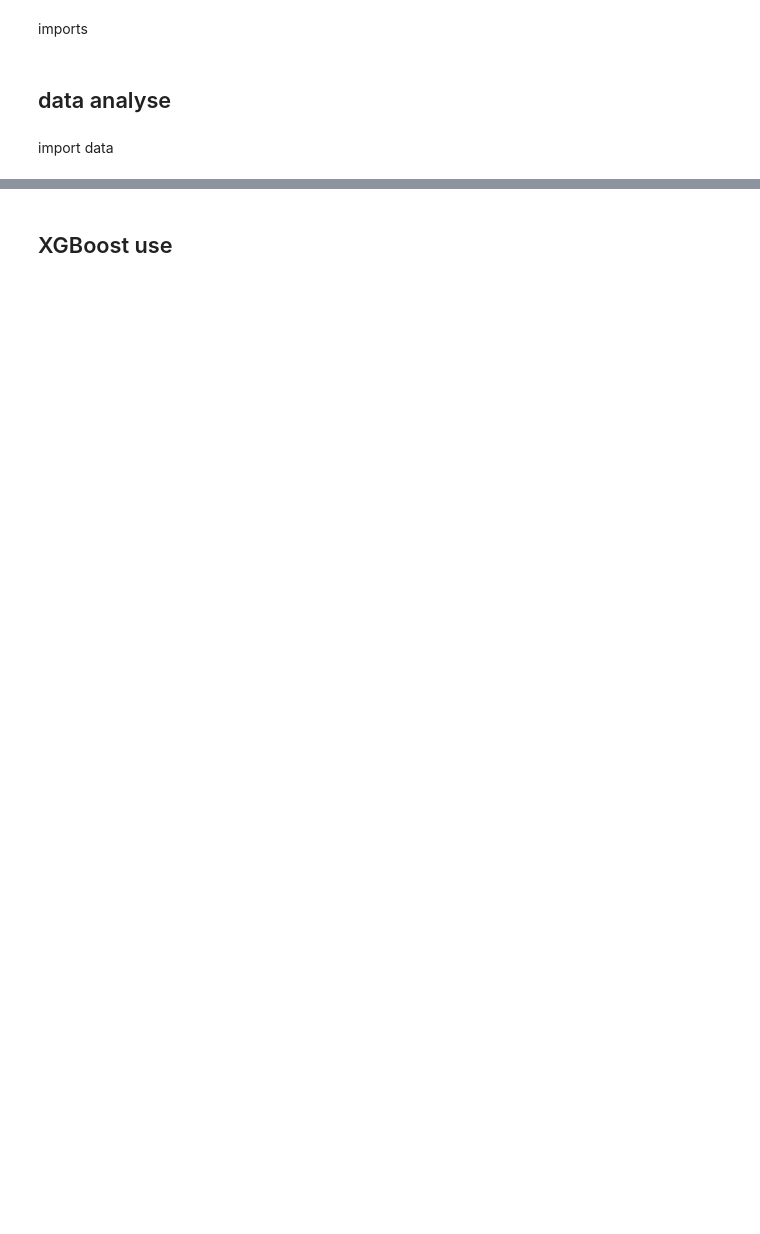
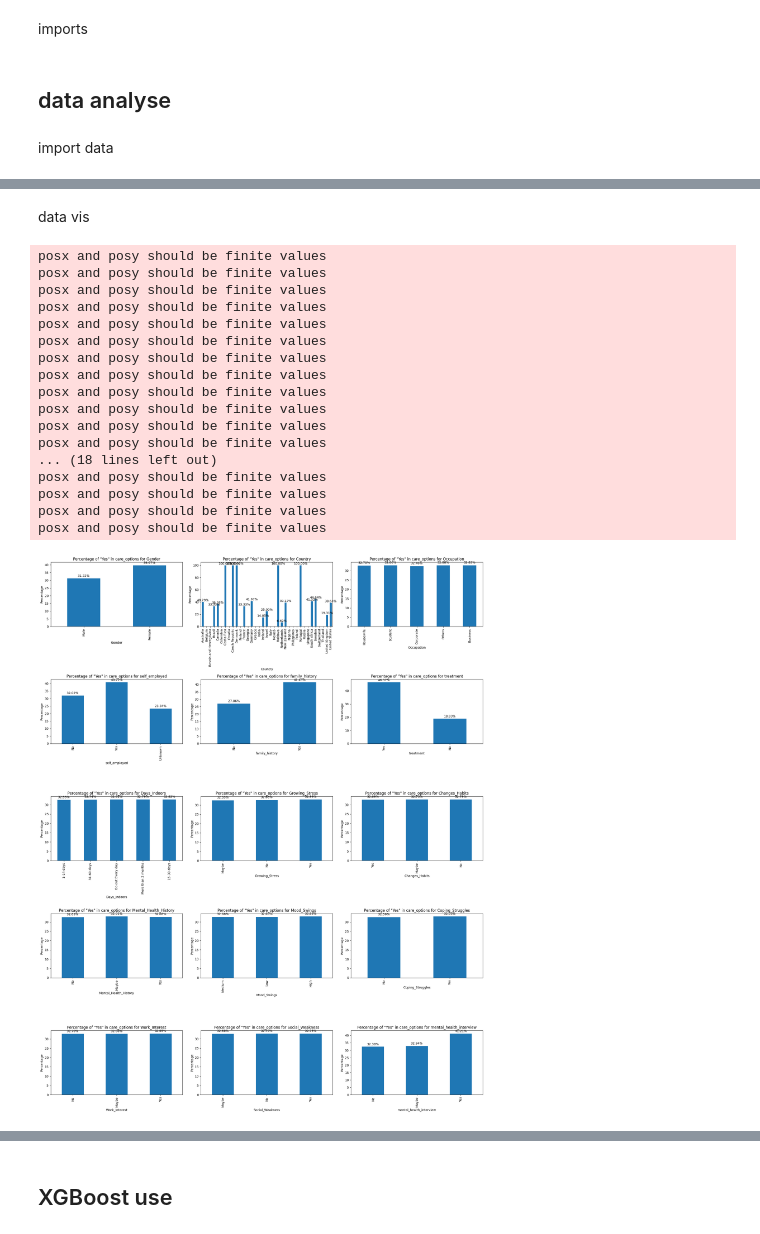
Before and after one commit to SytHamMer/Advanced_Methods_In_Data_Analysis_XGBoost, a Jupyter notebook: mental_health.ipynb, the cells around one changed output, grey strips where cells are left out. Cells and saved outputs as stored; diff of their text form; code cells hidden in the pictures; blank space fills up the shorter version.

```diff
--- a/mental_health.ipynb
+++ b/mental_health.ipynb
@@ -10,5 +13,8 @@ import XGBoost_setup as xgb
 import data
 # %%
 df = pd.read_csv("data/classification/Mental Health Dataset.csv")
-df.head()
+df = df.drop("Timestamp", axis=1)
+df.describe().T
+#self_employed missing values
+df["self_employed"].fillna("Unknown", inplace=True)
 # %% [output]
@@ -20,0 +27,64 @@ df.head()
+# %% [markdown]
+data vis
+# %%
+#plot hist 2D of all features frequency
+df_yes = df[df['care_options'] == 'Yes']
+
+# Determine the number of columns to plot
+num_columns = len(df.columns) - 1  # Exclude 'care_options'
+num_rows = (num_columns + 2) // 3  # Adjust the number of rows based on the number of columns
+
+fig, axes = plt.subplots(num_rows, 3, figsize=(20, num_rows * 5))
+axes = axes.flatten()
+
+for i, column in enumerate(df.columns):
+    if column != 'care_options':
+        ax = axes[i]
+        if df[column].dtype == 'object':
+            total_counts = df[column].value_counts()
+            yes_counts = df_yes[column].value_counts()
+            percentage_yes = (yes_counts / total_counts) * 100
+            percentage_yes.plot(kind='bar', ax=ax)
+            ax.set_title(f'Percentage of "Yes" in care_options for {column}')
+            ax.set_xlabel(column)
+            ax.set_ylabel('Percentage')
+            for j, v in enumerate(percentage_yes):
+                ax.text(j, v + 1, f"{v:.2f}%", ha='center')
+        else:
+            # For numerical columns, you might want to bin the data first
+            df['binned'] = pd.cut(df[column], bins=10)
+            total_counts = df['binned'].value_counts()
+            yes_counts = df_yes['binned'].value_counts()
+            percentage_yes = (yes_counts / total_counts) * 100
+            percentage_yes.plot(kind='bar', ax=ax)
+            ax.set_title(f'Percentage of "Yes" in care_options for {column}')
+            ax.set_xlabel(column)
+            ax.set_ylabel('Percentage')
+            for j, v in enumerate(percentage_yes):
+                ax.text(j, v + 1, f"{v:.2f}%", ha='center')
+
+# Remove any unused subplots
+for j in range(i + 1, len(axes)):
+    fig.delaxes(axes[j])
+
+plt.tight_layout()
+plt.show()
+# %% [output]
+posx and posy should be finite values
+posx and posy should be finite values
+posx and posy should be finite values
+posx and posy should be finite values
+posx and posy should be finite values
+posx and posy should be finite values
+posx and posy should be finite values
+posx and posy should be finite values
+posx and posy should be finite values
+posx and posy should be finite values
+posx and posy should be finite values
+posx and posy should be finite values
+... (18 lines left out)
+posx and posy should be finite values
+posx and posy should be finite values
+posx and posy should be finite values
+posx and posy should be finite values
+[figure, added]
```
Also changed, not shown: parts of 13 cells of this notebook, 5 other files.
